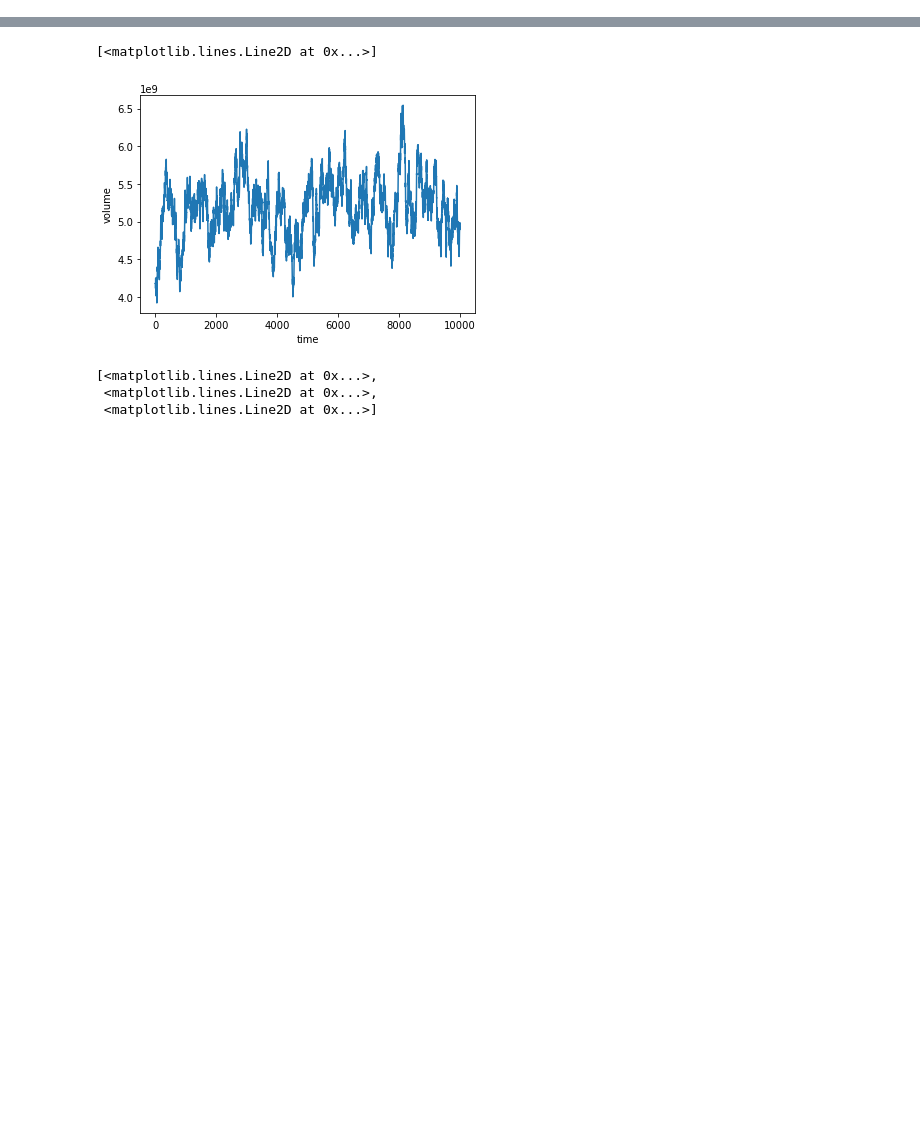
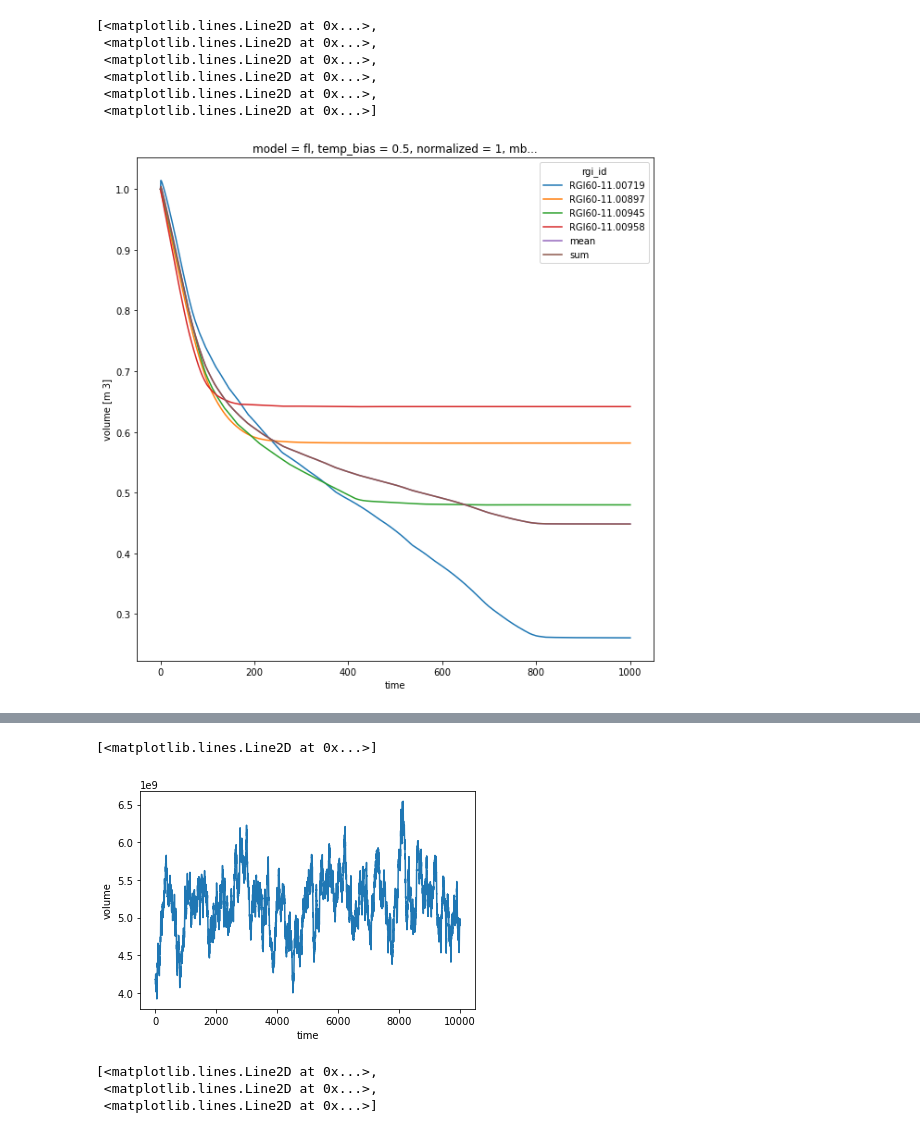
Before and after one commit to oberrauch/vascaling, a Jupyter notebook: notebooks/tmp.ipynb, the cells around one changed output, grey strips where cells are left out. Saved outputs shown, nothing was run; the diff lists cells and outputs as text; code cells hidden in the pictures; blank space fills up the shorter version.

```diff
--- a/notebooks/tmp.ipynb
+++ b/notebooks/tmp.ipynb
@@ -20,0 +253,3 @@ from oggm.core import gis, climate, flowline, vascaling
+# %%
+ds = xr.open_dataset('/Users/oberrauch/work/master/data/eq_runs/eq_rofental.nc')
+ds
@@ -20,0 +274,10 @@ from oggm.core import gis, climate, flowline, vascaling
+# %%
+ds.volume.sel(normalized=int(True), temp_bias=.5, mb_model='constant', model='fl').plot.line(x='time', hue='rgi_id', figsize=[10,10])
+# %% [output]
+[<matplotlib.lines.Line2D at 0x...>,
+ <matplotlib.lines.Line2D at 0x...>,
+ <matplotlib.lines.Line2D at 0x...>,
+ <matplotlib.lines.Line2D at 0x...>,
+ <matplotlib.lines.Line2D at 0x...>,
+ <matplotlib.lines.Line2D at 0x...>]
+[figure, added]
```
Also changed, not shown: parts of 52 cells of this notebook, 14 other files.
